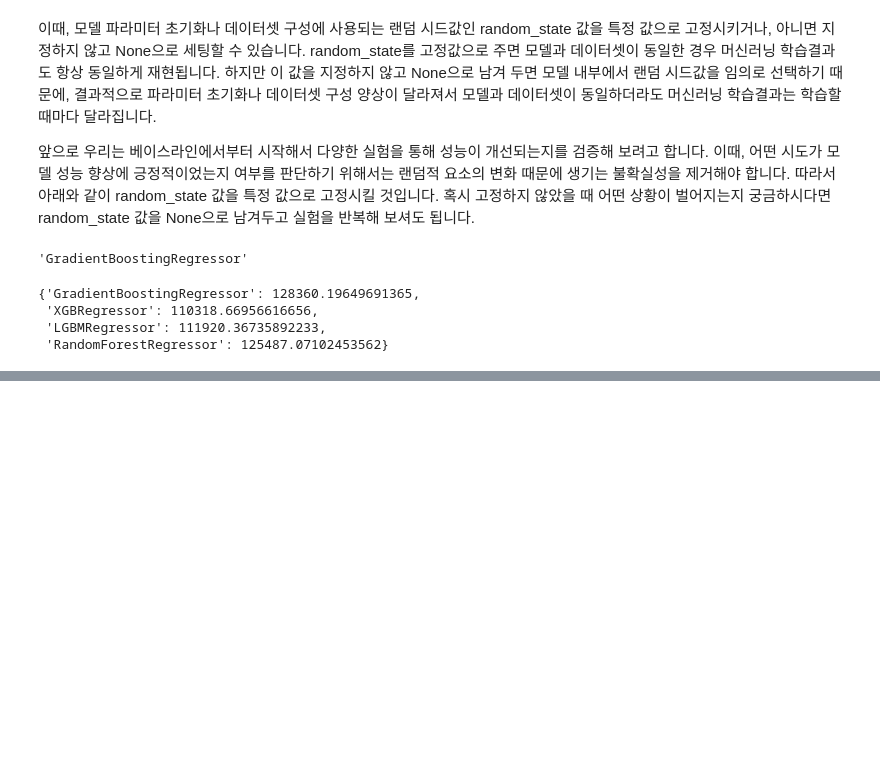
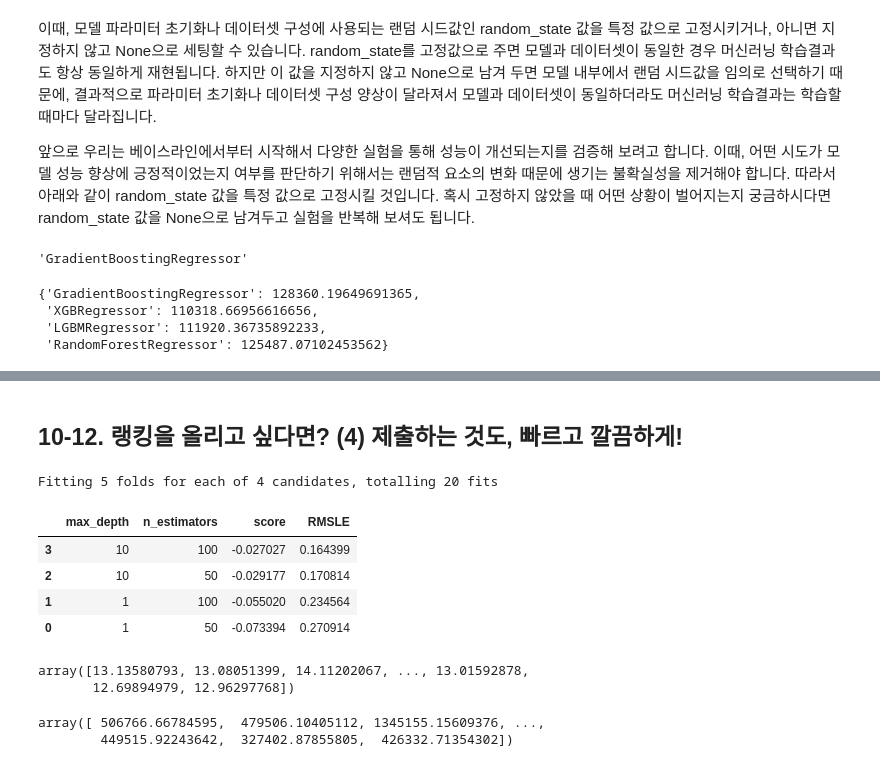
Before and after one commit to hyungminkimdev/aiffel, a Jupyter notebook: 240529-kakr-house-price-prediction/House Price Prediction.ipynb, the cells around one changed output, grey strips where cells are left out. Cells and saved outputs as stored; diff of their text form; code cells hidden in the pictures; blank space fills up the shorter version.

```diff
--- a/240529-kakr-house-price-prediction/House Price Prediction.ipynb
+++ b/240529-kakr-house-price-prediction/House Price Prediction.ipynb
@@ -646,0 +709,2 @@ df
+# %%
+model = LGBMRegressor(random_state=random_state)
@@ -646,0 +804,65 @@ df
+# %%
+"""
+다음과 같은 과정을 진행할 수 있는 `my_GridSearch(model, train, y, param_grid, verbose=2, n_jobs=5)` 함수를 구현해 보세요.
+
+1. GridSearchCV 모델로 `model`을 초기화합니다.
+2. 모델을 fitting 합니다.
+3. params, score에 각 조합에 대한 결과를 저장합니다.
+4. 데이터 프레임을 생성하고, RMSLE 값을 추가한 후 점수가 높은 순서로 정렬한 `results`를 반환합니다.
+"""
+
+def my_GridSearch(model, train, y, param_grid, verbose=2, n_jobs=5):
+    # GridSearchCV 모델로 초기화
+    grid_model = GridSearchCV(model, param_grid=param_grid, scoring='neg_mean_squared_error', \
+                              cv=5, verbose=verbose, n_jobs=n_jobs)
+
+    # 모델 fitting
+    grid_model.fit(train, y)
+
+    # 결과값 저장
+    params = grid_model.cv_results_['params']
+    score = grid_model.cv_results_['mean_test_score']
+
+    # 데이터 프레임 생성
+    results = pd.DataFrame(params)
+    results['score'] = score
+
+    # RMSLE 값 계산 후 정렬
+    results['RMSLE'] = np.sqrt(-1 * results['score'])
+    results = results.sort_values('RMSLE')
+
+    return results
+# %% [markdown]
+## 10-12. 랭킹을 올리고 싶다면? (4) 제출하는 것도, 빠르고 깔끔하게!
+# %%
+param_grid = {
+    'n_estimators': [50, 100],
+    'max_depth': [1, 10],
+}
+
+model = LGBMRegressor(random_state=random_state)
+my_GridSearch(model, train, y, param_grid, verbose=2, n_jobs=5)
+# %% [output]
+Fitting 5 folds for each of 4 candidates, totalling 20 fits
+|  | max_depth | n_estimators | score | RMSLE |
+| 3 | 10 | 100 | -0.027027 | 0.164399 |
+| 2 | 10 | 50 | -0.029177 | 0.170814 |
+| 1 | 1 | 100 | -0.055020 | 0.234564 |
+| 0 | 1 | 50 | -0.073394 | 0.270914 |
+# %%
+# 가장 좋은 조합인 max_depth=10, n_estimator=100 설정
+model = LGBMRegressor(max_depth=10, n_estimators=100, random_state=random_state)
+model.fit(train, y)
+prediction = model.predict(test)
+prediction
+# %% [output]
+array([13.13580793, 13.08051399, 14.11202067, ..., 13.01592878,
+       12.69894979, 12.96297768])
+# %%
+# np.expm1() 을 씌워 원래 스케일로 되돌리기
+
+prediction = np.expm1(prediction)
+prediction
+# %% [output]
+array([ 506766.66784595,  479506.10405112, 1345155.15609376, ...,
+        449515.92243642,  327402.87855805,  426332.71354302])
```
Also changed, not shown: parts of 19 cells of this notebook, 1 other file.
